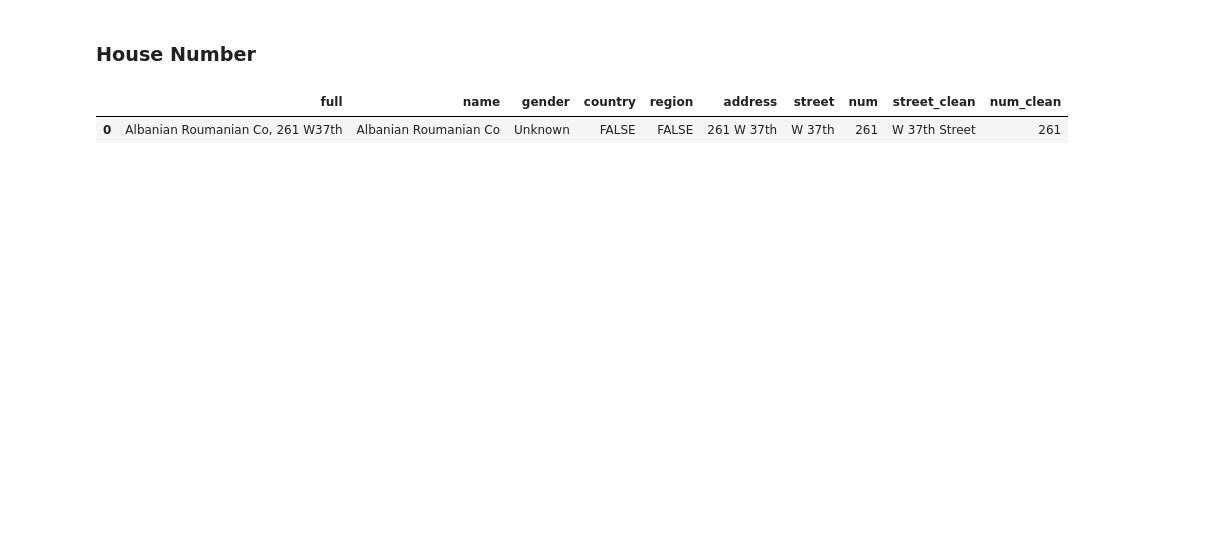
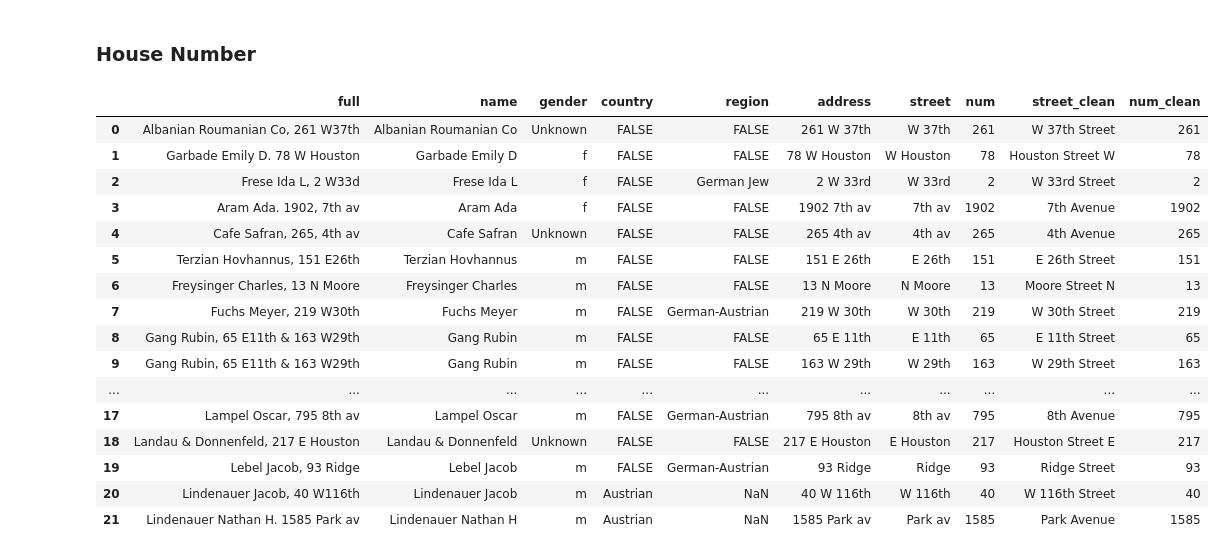
Before and after one commit to CinnyLin/NYCRestaurantData, a Jupyter notebook: address_cleaning/address1913.ipynb, the cells around one changed output. Cells and saved outputs as stored; diff of their text form; code cells hidden in the pictures; blank space fills up the shorter version.

```diff
--- a/address_cleaning/address1913.ipynb
+++ b/address_cleaning/address1913.ipynb
@@ -464,10 +464,25 @@ Ditmars City Id
 ### House Number
 # %%
 df['num_clean'] = df['num']
-df.head(1)
+df.head(20)
 # %% [output]
 |  | full | name | gender | country | region | address | street | num | street_clean | num_clean |
 | 0 | Albanian Roumanian Co, 261 W37th | Albanian Roumanian Co | Unknown | FALSE | FALSE | 261 W 37th | W 37th | 261 | W 37th Street | 261 |
+| 1 | Garbade Emily D. 78 W Houston | Garbade Emily D | f | FALSE | FALSE | 78 W Houston | W Houston | 78 | Houston Street W | 78 |
+| 2 | Frese Ida L, 2 W33d | Frese Ida L | f | FALSE | German Jew | 2 W 33rd | W 33rd | 2 | W 33rd Street | 2 |
+| 3 | Aram Ada. 1902, 7th av | Aram Ada | f | FALSE | FALSE | 1902 7th av | 7th av | 1902 | 7th Avenue | 1902 |
+| 4 | Cafe Safran, 265, 4th av | Cafe Safran | Unknown | FALSE | FALSE | 265 4th av | 4th av | 265 | 4th Avenue | 265 |
+| 5 | Terzian Hovhannus, 151 E26th | Terzian Hovhannus | m | FALSE | FALSE | 151 E 26th | E 26th | 151 | E 26th Street | 151 |
+| 6 | Freysinger Charles, 13 N Moore | Freysinger Charles | m | FALSE | FALSE | 13 N Moore | N Moore | 13 | Moore Street N | 13 |
+| 7 | Fuchs Meyer, 219 W30th | Fuchs Meyer | m | FALSE | German-Austrian | 219 W 30th | W 30th | 219 | W 30th Street | 219 |
+| 8 | Gang Rubin, 65 E11th & 163 W29th | Gang Rubin | m | FALSE | FALSE | 65 E 11th | E 11th | 65 | E 11th Street | 65 |
+| 9 | Gang Rubin, 65 E11th & 163 W29th | Gang Rubin | m | FALSE | FALSE | 163 W 29th | W 29th | 163 | W 29th Street | 163 |
+| ... | ... | ... | ... | ... | ... | ... | ... | ... | ... | ... |
+| 17 | Lampel Oscar, 795 8th av | Lampel Oscar | m | FALSE | German-Austrian | 795 8th av | 8th av | 795 | 8th Avenue | 795 |
+| 18 | Landau & Donnenfeld, 217 E Houston | Landau & Donnenfeld | Unknown | FALSE | FALSE | 217 E Houston | E Houston | 217 | Houston Street E | 217 |
+| 19 | Lebel Jacob, 93 Ridge | Lebel Jacob | m | FALSE | German-Austrian | 93 Ridge | Ridge | 93 | Ridge Street | 93 |
+| 20 | Lindenauer Jacob, 40 W116th | Lindenauer Jacob | m | Austrian | NaN | 40 W 116th | W 116th | 40 | W 116th Street | 40 |
+| 21 | Lindenauer Nathan H. 1585 Park av | Lindenauer Nathan H | m | Austrian | NaN | 1585 Park av | Park av | 1585 | Park Avenue | 1585 |
 # %%
 no = dict(df['num_clean'].value_counts())
 #sorted(no.items())
```
Also changed, not shown: parts of 3 cells of this notebook, 3 other files.
